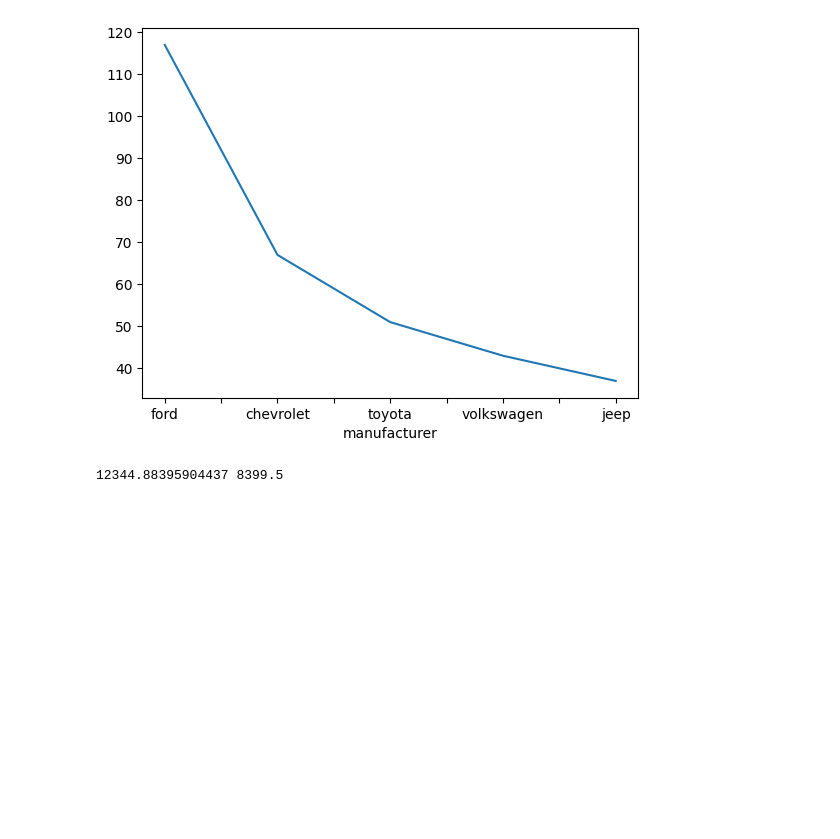
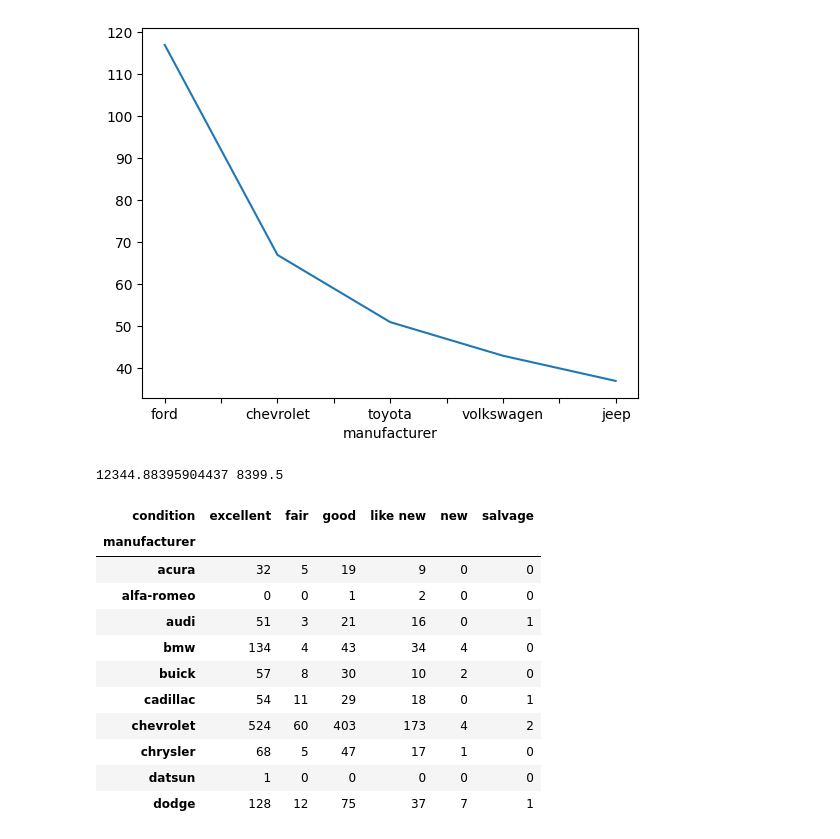
Before and after one commit to minSara02-FromTheStart/Pandas_Daily_Practice, a Jupyter notebook: Practice With JSON/JsonPractice.ipynb, the cells around one changed output. Drawn from its saved outputs; the diff is of its cells as text; code cells hidden in the pictures; blank space fills up the shorter version.

Commit message:
crosstab

```diff
--- a/Practice With JSON/JsonPractice.ipynb
+++ b/Practice With JSON/JsonPractice.ipynb
@@ -257,3 +257,19 @@ mdn = filtered_df["price"].median()
 print(mn, mdn)
 # %% [output]
 12344.88395904437 8399.5
+# %%
+ct_brand_fuel = pd.crosstab(df["manufacturer"], df["condition"])
+ct_brand_fuel.head(10)
+# %% [output]
+| condition | excellent | fair | good | like new | new | salvage |
+| manufacturer |  |  |  |  |  |  |
+| acura | 32 | 5 | 19 | 9 | 0 | 0 |
+| alfa-romeo | 0 | 0 | 1 | 2 | 0 | 0 |
+| audi | 51 | 3 | 21 | 16 | 0 | 1 |
+| bmw | 134 | 4 | 43 | 34 | 4 | 0 |
+| buick | 57 | 8 | 30 | 10 | 2 | 0 |
+| cadillac | 54 | 11 | 29 | 18 | 0 | 1 |
+| chevrolet | 524 | 60 | 403 | 173 | 4 | 2 |
+| chrysler | 68 | 5 | 47 | 17 | 1 | 0 |
+| datsun | 1 | 0 | 0 | 0 | 0 | 0 |
+| dodge | 128 | 12 | 75 | 37 | 7 | 1 |
```
